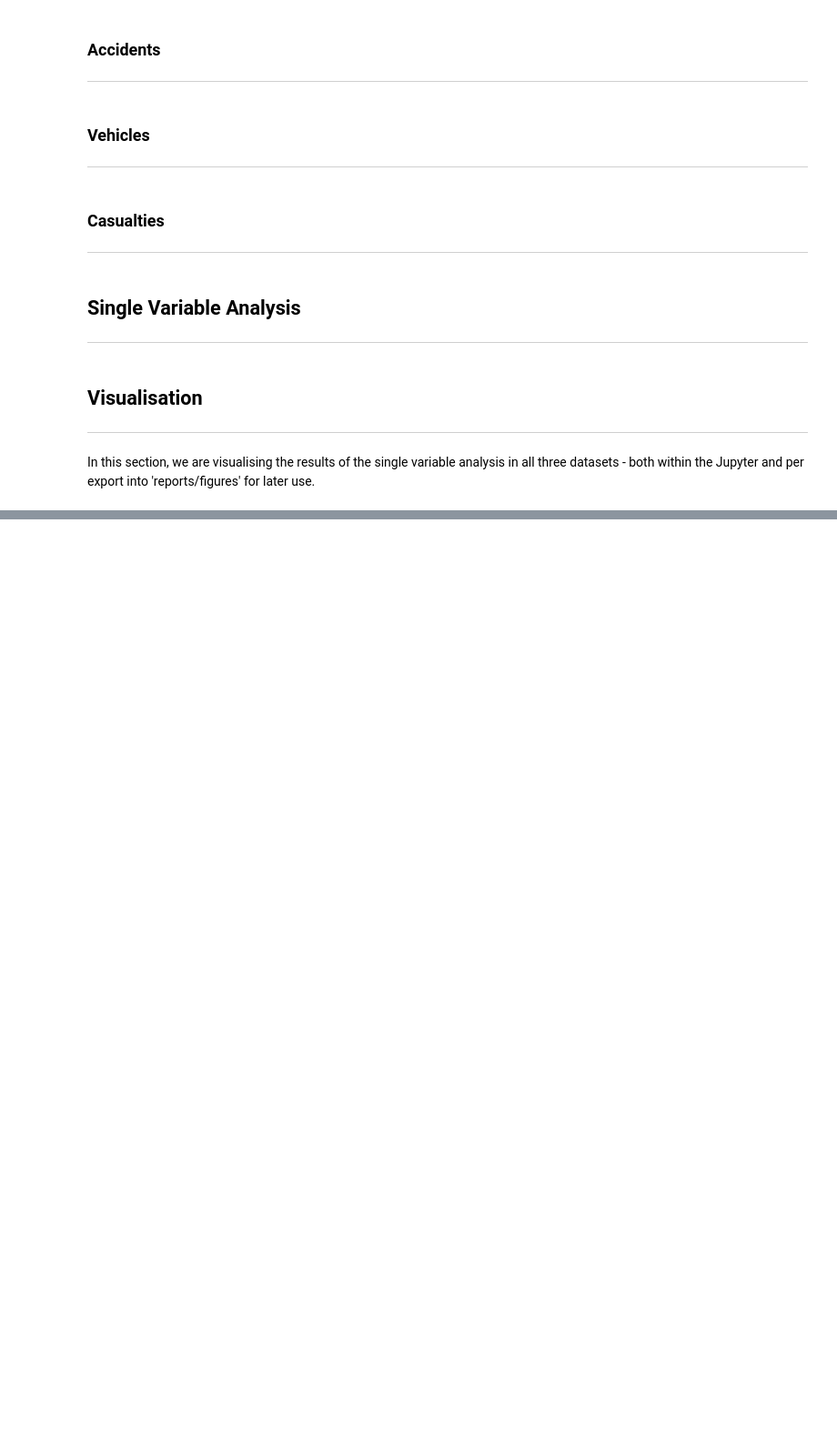
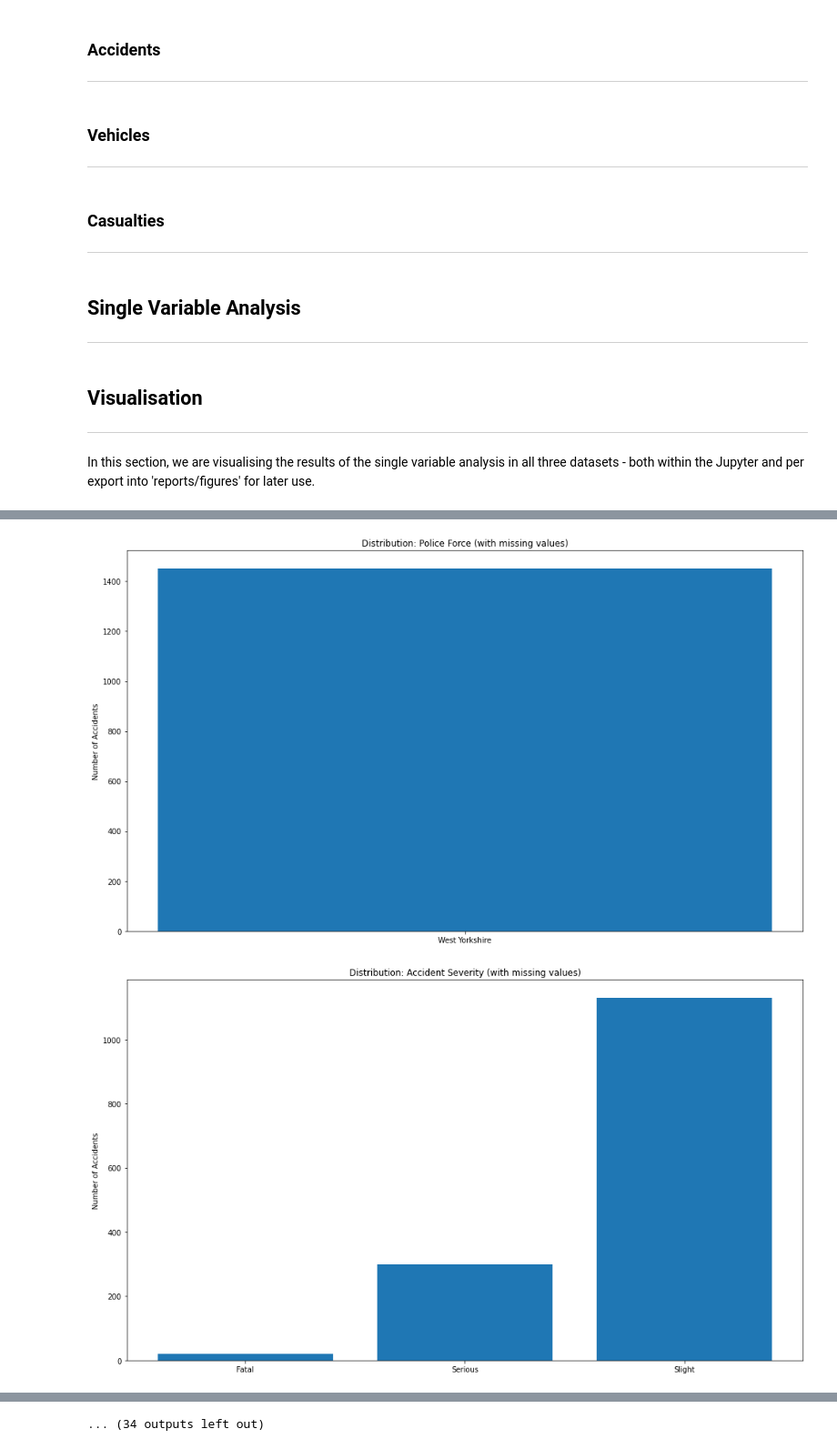
Before and after one commit to mikasenghaas/fyp2021p01g09, a Jupyter notebook: notebooks/single_variable_analysis.ipynb, the cells around one changed output, grey strips where cells are left out. Shown at 91% size. Cells and saved outputs as stored; diff of their text form; code cells hidden in the pictures; blank space fills up the shorter version.

```diff
--- a/notebooks/single_variable_analysis.ipynb
+++ b/notebooks/single_variable_analysis.ipynb
@@ -435,0 +448,26 @@ Column | Name | Variable Type | #Uniques | Uniques
+# %%
+def save_figure(figure, name, dataset, keep_missing_values=True):
+    try:
+        if keep_missing_values:
+            os.makedirs(f'../reports/figures/{dataset}/with_missing_values')
+        else:
+            os.makedirs(f'../reports/figures/{dataset}/no_missing_values')
+    except: None
+
+    if keep_missing_values:
+        figure.savefig(f'../reports/figures/{dataset}/with_missing_values/{name}.pdf')
+    else:
+        figure.savefig(f'../reports/figures/{dataset}/no_missing_values/{name}.pdf')
+# %%
+def save_all(data, missing_values):
+    for column in range(len(data)):
+        if data[column]["Type"] == "Categorical" and column != 0:
+            fig = visualise_singular(data[column], keep_missing_values=missing_values)
+
+            save_figure(fig, data[column]['Name'], 'accidents', missing_values)
+# %%
+for i in [True, False]:
+    save_all(accidents_looskup, i)
+# %% [output]
+[figure, added]
+[figure, added]
@@ -435,0 +484 @@ Column | Name | Variable Type | #Uniques | Uniques
+... (34 outputs left out)
```
Also changed, not shown: parts of 15 cells of this notebook.
